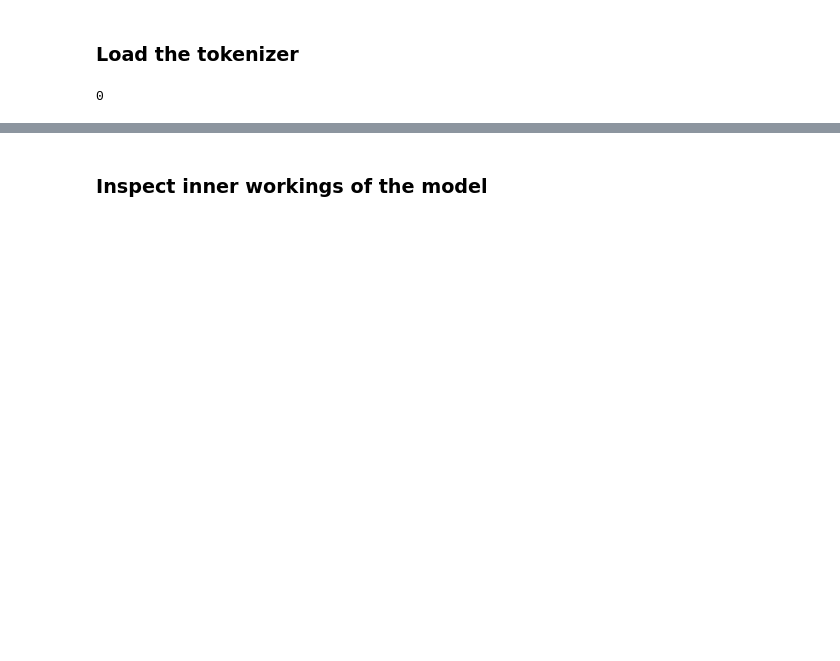
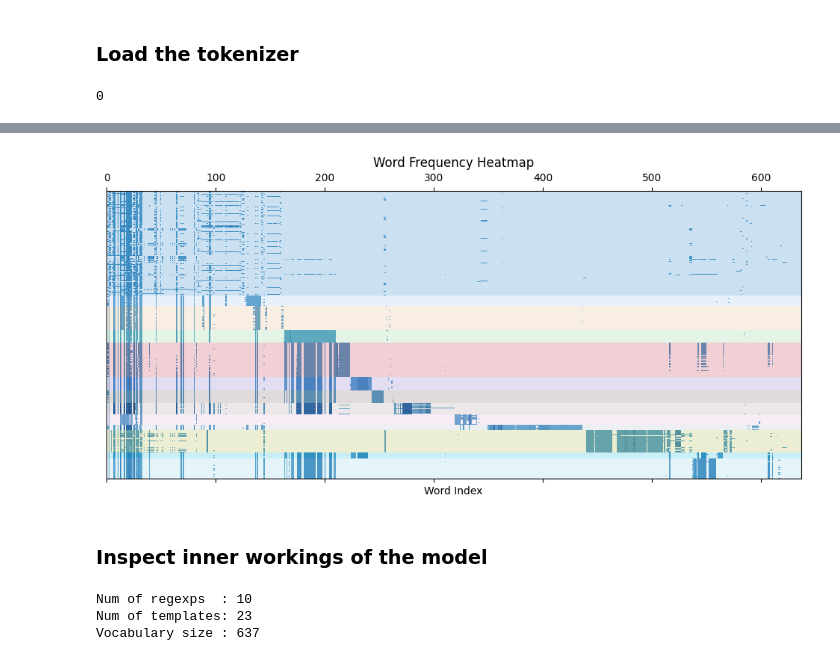
Before and after one commit to paranal-sw/eliana, a Jupyter notebook: notebooks/03-preprocessing.log_colorizer.ipynb, the cells around one changed output, grey strips where cells are left out. Saved outputs shown, nothing was run; the diff lists cells and outputs as text; code cells hidden in the pictures; blank space fills up the shorter version.

```diff
--- a/notebooks/03-preprocessing.log_colorizer.ipynb
+++ b/notebooks/03-preprocessing.log_colorizer.ipynb
@@ -116,5 +152,28 @@ model.vocab_dict_['<unk>']
+# %%
+traces_coloured = []
+for k, row in model.traces_.items():
+    frequencies = Counter( row )
+    trace_encoded = { k: 0 for k in model.vocab_dict_.values() }
+    trace_encoded.update(frequencies) ## [freq(word_1), ..., freq(word_n)]
+    traces_coloured.append( list(trace_encoded.values()) )
+
+matrix = np.asarray(traces_coloured)
+# %%
+_ = draw_heatmap(matrix)
+# %% [output]
+[figure, added]
 # %% [markdown]
 ### Inspect inner workings of the model
+# %%
+print(f"""
+Num of regexps  : {len(model.regexps)}
+Num of templates: {len(model.templates)}
+Vocabulary size : {len(model.vocab_dict_)}
+""")
+# %% [output]
+Num of regexps  : 10
+Num of templates: 23
+Vocabulary size : 637
 # %%
 # First 20 items of the vocabulary
 list(model.vocab_dict_.items())[:20]
```
Also changed, not shown: parts of 18 cells of this notebook, 2 other files.
